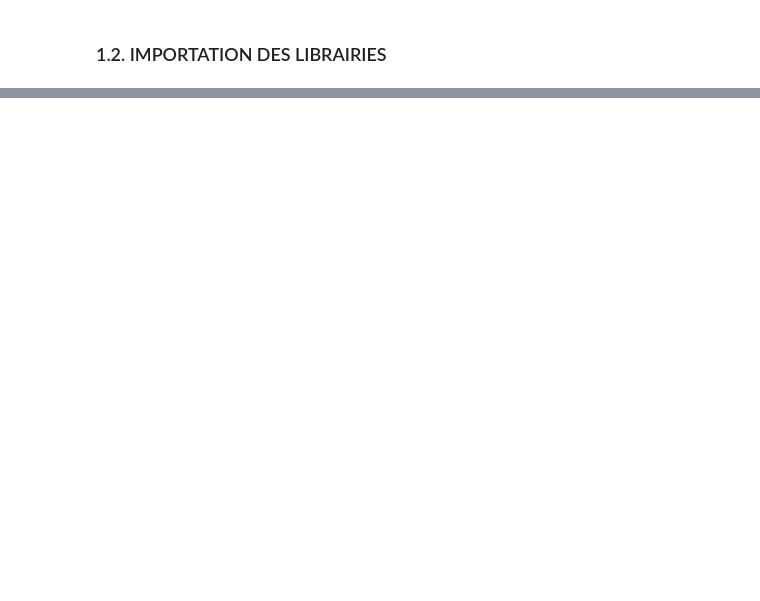
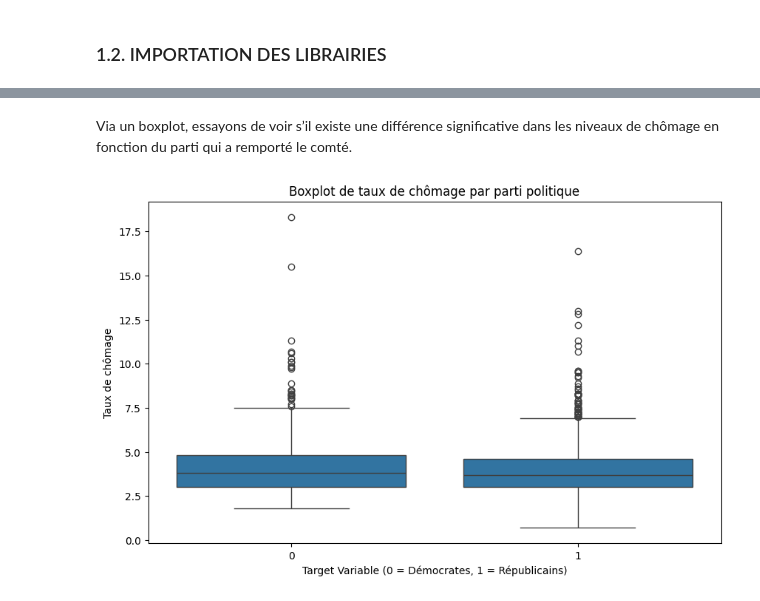
Before and after one commit to fless-lab/Us_Election_Prediction, a Jupyter notebook: notebook.ipynb, the cells around one changed output, grey strips where cells are left out. Drawn from its saved outputs; the diff is of its cells as text; code cells hidden in the pictures; blank space fills up the shorter version.

```diff
--- a/notebook.ipynb
+++ b/notebook.ipynb
@@ -95,0 +970,11 @@ from tqdm import tqdm  # Affichage de barres de progression pour suivre l’exé
+# %% [markdown]
+ Via un boxplot, essayons de voir s’il existe une différence significative dans les niveaux de chômage en fonction du parti qui a remporté le comté.
+# %%
+plt.figure(figsize=(10, 6))
+sns.boxplot(x='target', y='unemployment_rate', data=df)
+plt.title('Boxplot de taux de chômage par parti politique')
+plt.xlabel('Target Variable (0 = Démocrates, 1 = Républicains)')
+plt.ylabel('Taux de chômage')
+plt.show()
+# %% [output]
+[figure, added]
```
Also changed, not shown: parts of 139 cells of this notebook, 2 other files.
